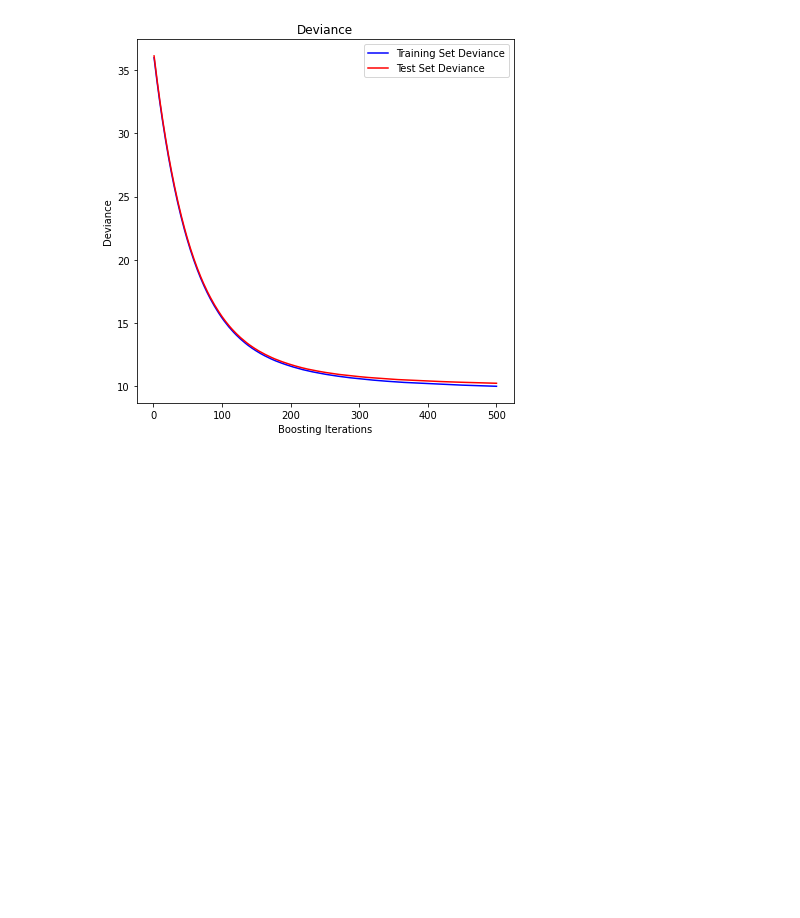
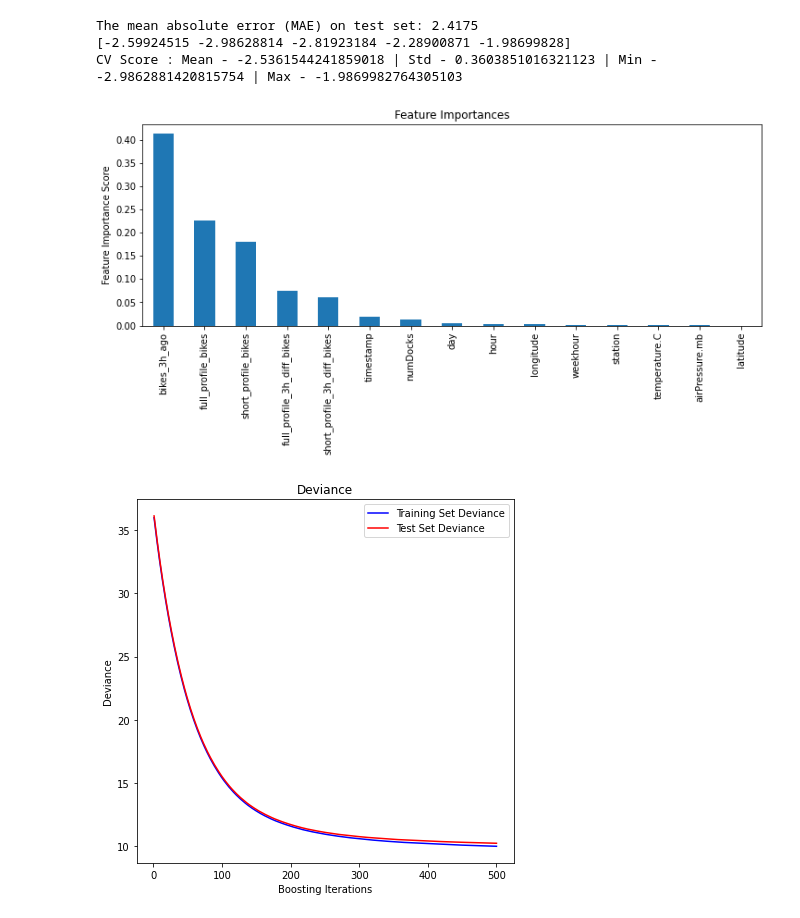
Before and after one commit to OliDeane/iai_mlp, a Jupyter notebook: gbm.ipynb, the cells around one changed output. Cells and saved outputs as stored; diff of their text form; code cells hidden in the pictures; blank space fills up the shorter version.

```diff
--- a/gbm.ipynb
+++ b/gbm.ipynb
@@ -47 +41,12 @@ params = {'n_estimators': 500,
+# %%
+# Potential paramters - final uncommented 'params' are the tuned paramters which deliver best performance so far
+# params = {'n_estimators' : 140, 'min_samples_split' : 2, 'min_samples_leaf' : 1,  'max_features' : 'sqrt', 'max_depth' : None, 'learning_rate' : 0.01}
+
+# params = {"max_depth":7, "min_samples_leaf":30, "min_samples_split":600, "n_estimators" : 140, "random_state" :10, "subsample":0.6}#, "max_features" : 8}
+
+# params = {"max_depth":7, "min_samples_leaf":30, "min_samples_split":600, "n_estimators" : 3000, "random_state" :10, "subsample":0.6, "max_features" : "sqrt", "learning_rate" : 0.005}
+
+# params = {"max_depth":7, "min_samples_leaf":30, "min_samples_split":600, "n_estimators" : 1400, "random_state" :10, "subsample":0.6, "max_features" : "sqrt", "learning_rate" : 0.01}
+
+params = {"max_depth":7, "min_samples_leaf":30, "min_samples_split":600, "n_estimators" : 1400, "random_state" :10, "subsample":0.75, "max_features" : 7, "learning_rate" : 0.01}
 # %%
@@ -57 +114,30 @@ The mean absolute error (MAE) on test set: 2.3572
+# %%
+
+import json
+from sklearn.model_selection import train_test_split
+from sklearn.ensemble import GradientBoostingRegressor  #GBM algorithm
+from sklearn.model_selection import cross_val_score
+from sklearn.model_selection import GridSearchCV   #Perforing grid search
+from sklearn import metrics
+
+from sklearn import metrics
+import matplotlib.pyplot as plt
+%matplotlib inline
+from matplotlib.pylab import rcParams
+rcParams['figure.figsize'] = 12, 4
+# %%
+# Run a baseline model
+#Choose all predictors except target & IDcols
+predictors = [x for x in new_full_data.columns if x not in ['bikes']]
+gbm0 = ensemble.GradientBoostingRegressor(random_state=10)
+
+# Note that this returns the negative MAE for the cross validation results
+modelfit(gbm0, new_full_data, predictors) #Fit the model
+
+params = {"max_depth":7, "min_samples_leaf":30, "min_samples_split":600, "n_estimators" : 1400, "random_state" :10, "subsample":0.6, "max_features" : "sqrt", "learning_rate" : 0.01}
+# %% [output]
+The mean absolute error (MAE) on test set: 2.4175
+[-2.59924515 -2.98628814 -2.81923184 -2.28900871 -1.98699828]
+CV Score : Mean - -2.5361544241859018 | Std - 0.3603851016321123 | Min - -2.9862881420815754 | Max - -1.9869982764305103
+[figure, added]
 # %%
```
Also changed, not shown: parts of 10 cells of this notebook, 4 other files.
